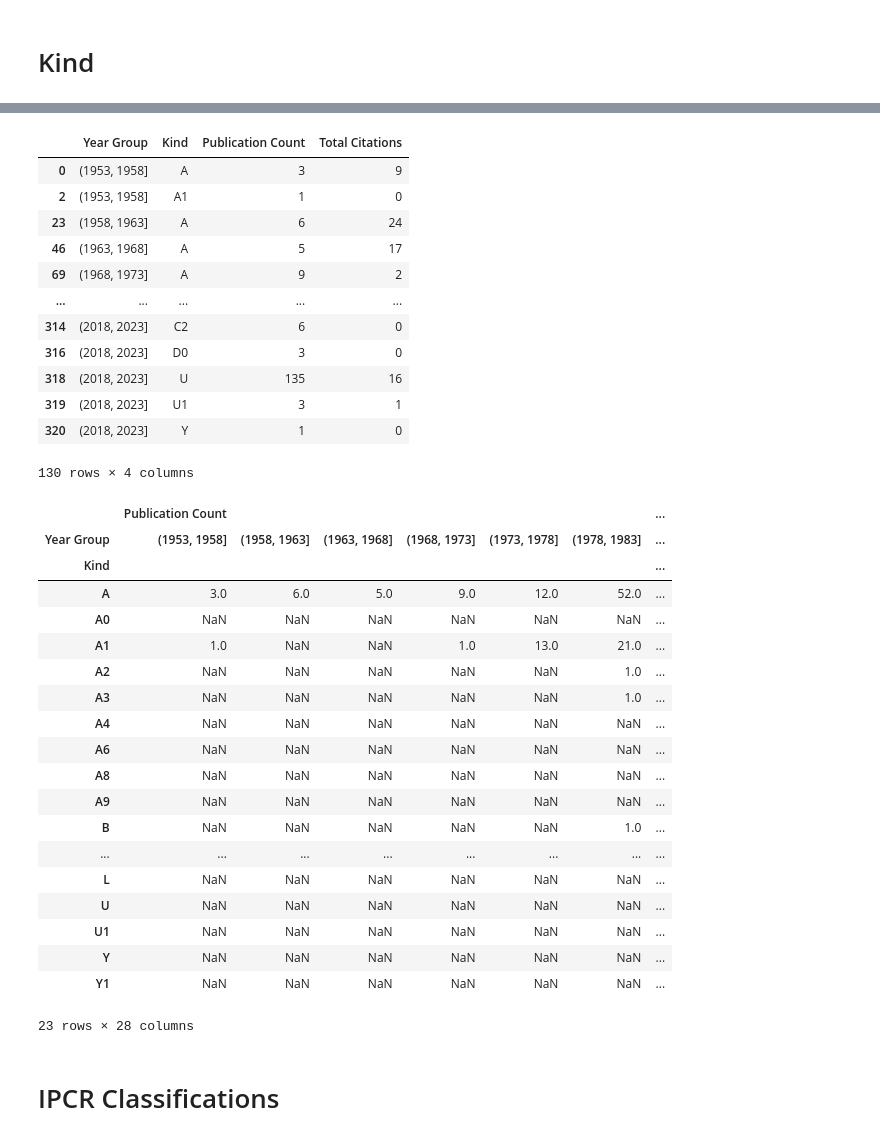
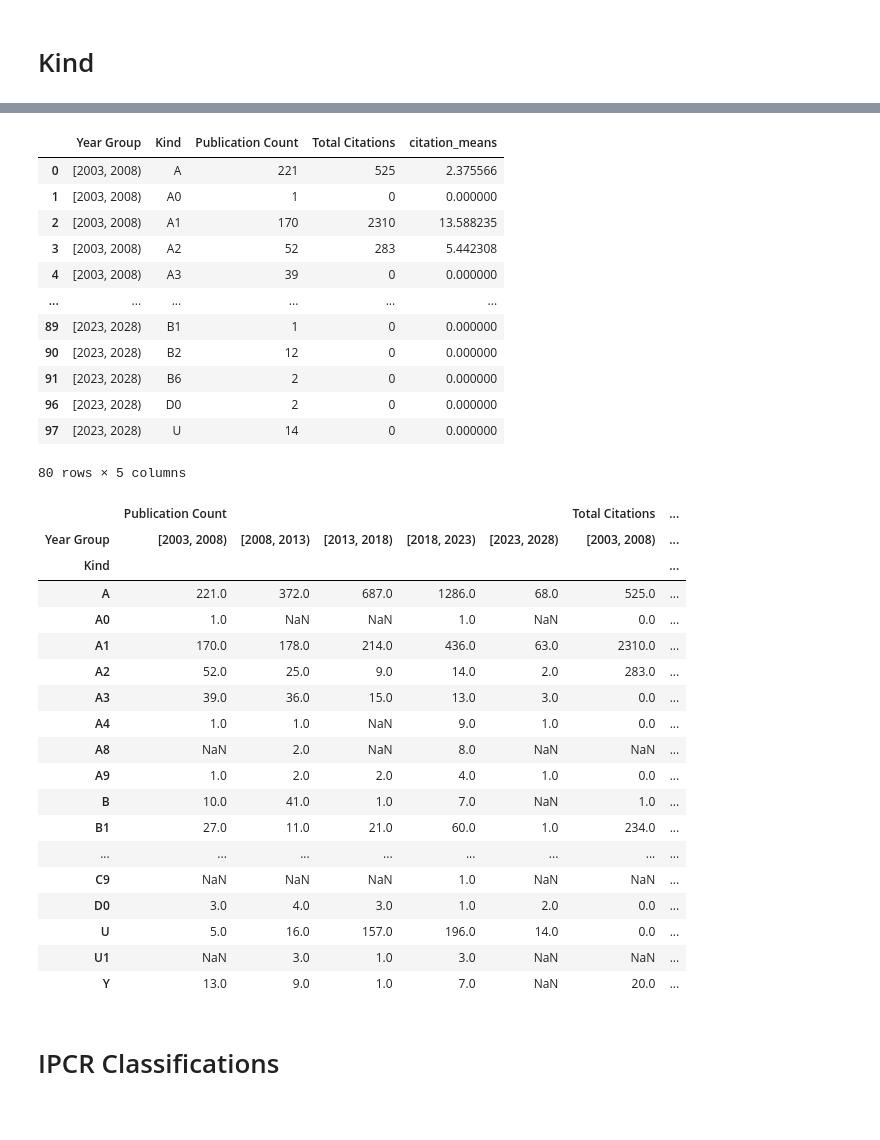
Before and after one commit to descartesmbogning/Deciphering_Bacteriophage_Revolution, a Jupyter notebook: 1_patent_analysis_trend2.ipynb, the cells around one changed output, grey strips where cells are left out. Cells and saved outputs as stored; diff of their text form; code cells hidden in the pictures.

```diff
--- a/1_patent_analysis_trend2.ipynb
+++ b/1_patent_analysis_trend2.ipynb
@@ -628,7 +533,7 @@ pivot_df
 # Kind
 # %%
 #Import kind_data
-kind_data = pd.read_csv(f'D:\PROJECT/YORK UNIVERSITY/BACTERIOPHAGES/data/patent_lens/patent_phage_lens_12072023.csv')[
+kind_data = pd.read_pickle(f'/content/drive/MyDrive/YORKU PROJECT/JUDE/BACTERIOPHAGE/topic_probability_patent.pkl').reset_index()[
     ['Lens ID','Publication Year','Kind','Cited by Patent Count']]
 # Convert 'Publication Year' to integers
 kind_data['Publication Year'] = kind_data['Publication Year'].astype(int)
@@ -700,13 +605,13 @@ The number of unique kind is: 23
 # Reset the index to make 'Publication Year' a regular column
 kind_list2 = kind_list.to_frame().reset_index()
 # Create a new column, 'Year Group', to indicate which 5-year group each row belongs to
-kind_list2['Year Group'] = pd.cut(kind_list2['Publication Year'], bins=range(1953, 2024, 5), right=True)
+kind_list2['Year Group'] = pd.cut(kind_list2['Publication Year'], bins=range(2003, 2035, 5), right=False)
 
 
 # Group by 'Year Group' and '......', count number of publications
 # and sum citations within each group
 grouped = kind_list2.groupby(['Year Group','Kind']).agg({'Lens ID': 'count', 'Cited by Patent Count': 'sum'}).reset_index()
-
+grouped['citation_means'] = grouped['Cited by Patent Count']/grouped['Lens ID']
 # Create a boolean mask to identify rows with 0 in the 'Lens ID' column
 mask = (grouped['Lens ID'] == 0)
 
@@ -714,56 +619,55 @@ mask = (grouped['Lens ID'] == 0)
 grouped_filtered = grouped[~mask]
 
 # Rename columns
-grouped_filtered.columns = ['Year Group','Kind', 'Publication Count', 'Total Citations']
+grouped_filtered.columns = ['Year Group','Kind', 'Publication Count', 'Total Citations',  'citation_means']
 
 grouped_filtered
 # %% [output]
-|  | Year Group | Kind | Publication Count | Total Citations |
-| 0 | (1953, 1958] | A | 3 | 9 |
-| 2 | (1953, 1958] | A1 | 1 | 0 |
-| 23 | (1958, 1963] | A | 6 | 24 |
-| 46 | (1963, 1968] | A | 5 | 17 |
-| 69 | (1968, 1973] | A | 9 | 2 |
-| ... | ... | ... | ... | ... |
-| 314 | (2018, 2023] | C2 | 6 | 0 |
-| 316 | (2018, 2023] | D0 | 3 | 0 |
-| 318 | (2018, 2023] | U | 135 | 16 |
-| 319 | (2018, 2023] | U1 | 3 | 1 |
-| 320 | (2018, 2023] | Y | 1 | 0 |
+|  | Year Group | Kind | Publication Count | Total Citations | citation_means |
+| 0 | [2003, 2008) | A | 221 | 525 | 2.375566 |
+| 1 | [2003, 2008) | A0 | 1 | 0 | 0.000000 |
+| 2 | [2003, 2008) | A1 | 170 | 2310 | 13.588235 |
+| 3 | [2003, 2008) | A2 | 52 | 283 | 5.442308 |
+| 4 | [2003, 2008) | A3 | 39 | 0 | 0.000000 |
+| ... | ... | ... | ... | ... | ... |
+| 89 | [2023, 2028) | B1 | 1 | 0 | 0.000000 |
+| 90 | [2023, 2028) | B2 | 12 | 0 | 0.000000 |
+| 91 | [2023, 2028) | B6 | 2 | 0 | 0.000000 |
+| 96 | [2023, 2028) | D0 | 2 | 0 | 0.000000 |
+| 97 | [2023, 2028) | U | 14 | 0 | 0.000000 |
-130 rows × 4 columns
+80 rows × 5 columns
 # %%
 # Pivot the DataFrame
-pivot_df = grouped_filtered.pivot(index='Kind', columns='Year Group', values=['Publication Count', 'Total Citations'])
+pivot_df = grouped_filtered.pivot(index='Kind', columns='Year Group', values=['Publication Count', 'Total Citations',  'citation_means'])
 
 # Fill NaN values with 0
 #pivot_df.fillna(0, inplace=True)
 # Save data
-pivot_df.to_pickle(f'D:\PROJECT/YORK UNIVERSITY/BACTERIOPHAGES/patent_analyse/table/kind_list_count_citation_group_year.pkl')
-pivot_df.to_csv(f'D:\PROJECT/YORK UNIVERSITY/BACTERIOPHAGES/patent_analyse/table/kind_list_count_citation_group_year.csv')
+pivot_df.to_pickle(f'/content/drive/MyDrive/YORKU PROJECT/JUDE/BACTERIOPHAGE/kind_list_count_citation_group_year.pkl')
+pivot_df.to_csv(f'/content/drive/MyDrive/YORKU PROJECT/JUDE/BACTERIOPHAGE/kind_list_count_citation_group_year.csv')
 
 # Print the pivoted DataFrame
 pivot_df
 # %% [output]
-|  | Publication Count |  |  |  |  |  | ... |
-| Year Group | (1953, 1958] | (1958, 1963] | (1963, 1968] | (1968, 1973] | (1973, 1978] | (1978, 1983] | ... |
+|  | Publication Count |  |  |  |  | Total Citations | ... |
+| Year Group | [2003, 2008) | [2008, 2013) | [2013, 2018) | [2018, 2023) | [2023, 2028) | [2003, 2008) | ... |
 | Kind |  |  |  |  |  |  | ... |
-| A | 3.0 | 6.0 | 5.0 | 9.0 | 12.0 | 52.0 | ... |
-| A0 | NaN | NaN | NaN | NaN | NaN | NaN | ... |
-| A1 | 1.0 | NaN | NaN | 1.0 | 13.0 | 21.0 | ... |
-| A2 | NaN | NaN | NaN | NaN | NaN | 1.0 | ... |
-| A3 | NaN | NaN | NaN | NaN | NaN | 1.0 | ... |
-| A4 | NaN | NaN | NaN | NaN | NaN | NaN | ... |
-| A6 | NaN | NaN | NaN | NaN | NaN | NaN | ... |
-| A8 | NaN | NaN | NaN | NaN | NaN | NaN | ... |
-| A9 | NaN | NaN | NaN | NaN | NaN | NaN | ... |
-| B | NaN | NaN | NaN | NaN | NaN | 1.0 | ... |
+| A | 221.0 | 372.0 | 687.0 | 1286.0 | 68.0 | 525.0 | ... |
+| A0 | 1.0 | NaN | NaN | 1.0 | NaN | 0.0 | ... |
+| A1 | 170.0 | 178.0 | 214.0 | 436.0 | 63.0 | 2310.0 | ... |
+| A2 | 52.0 | 25.0 | 9.0 | 14.0 | 2.0 | 283.0 | ... |
+| A3 | 39.0 | 36.0 | 15.0 | 13.0 | 3.0 | 0.0 | ... |
+| A4 | 1.0 | 1.0 | NaN | 9.0 | 1.0 | 0.0 | ... |
+| A8 | NaN | 2.0 | NaN | 8.0 | NaN | NaN | ... |
+| A9 | 1.0 | 2.0 | 2.0 | 4.0 | 1.0 | 0.0 | ... |
+| B | 10.0 | 41.0 | 1.0 | 7.0 | NaN | 1.0 | ... |
+| B1 | 27.0 | 11.0 | 21.0 | 60.0 | 1.0 | 234.0 | ... |
 | ... | ... | ... | ... | ... | ... | ... | ... |
-| L | NaN | NaN | NaN | NaN | NaN | NaN | ... |
-| U | NaN | NaN | NaN | NaN | NaN | NaN | ... |
-| U1 | NaN | NaN | NaN | NaN | NaN | NaN | ... |
-| Y | NaN | NaN | NaN | NaN | NaN | NaN | ... |
-| Y1 | NaN | NaN | NaN | NaN | NaN | NaN | ... |
+| C9 | NaN | NaN | NaN | 1.0 | NaN | NaN | ... |
+| D0 | 3.0 | 4.0 | 3.0 | 1.0 | 2.0 | 0.0 | ... |
+| U | 5.0 | 16.0 | 157.0 | 196.0 | 14.0 | 0.0 | ... |
+| U1 | NaN | 3.0 | 1.0 | 3.0 | NaN | NaN | ... |
+| Y | 13.0 | 9.0 | 1.0 | 7.0 | NaN | 20.0 | ... |
-23 rows × 28 columns
 # %% [markdown]
 # IPCR Classifications
 # %%
```
Also changed, not shown: parts of 38 cells of this notebook.
